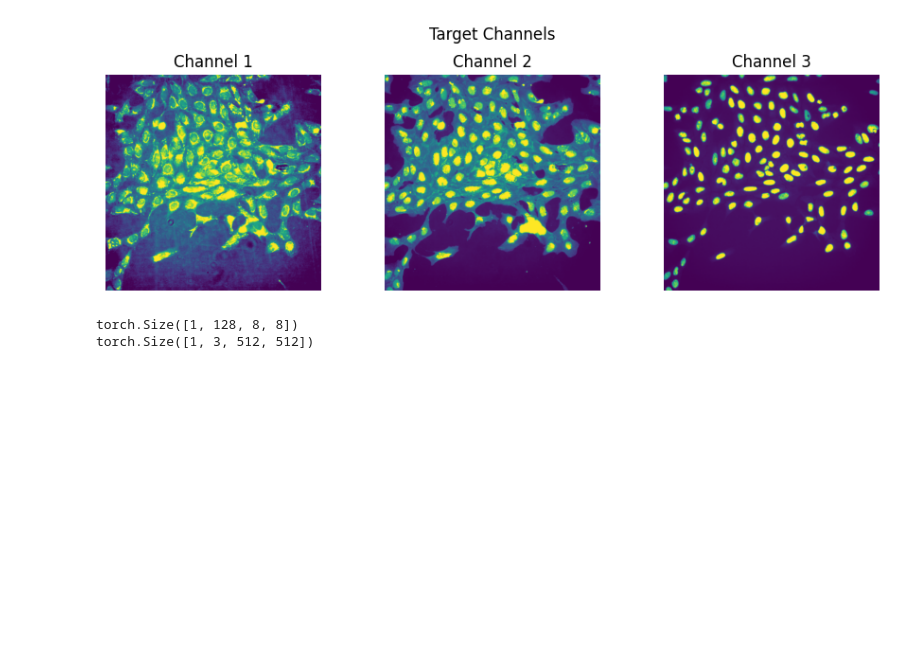
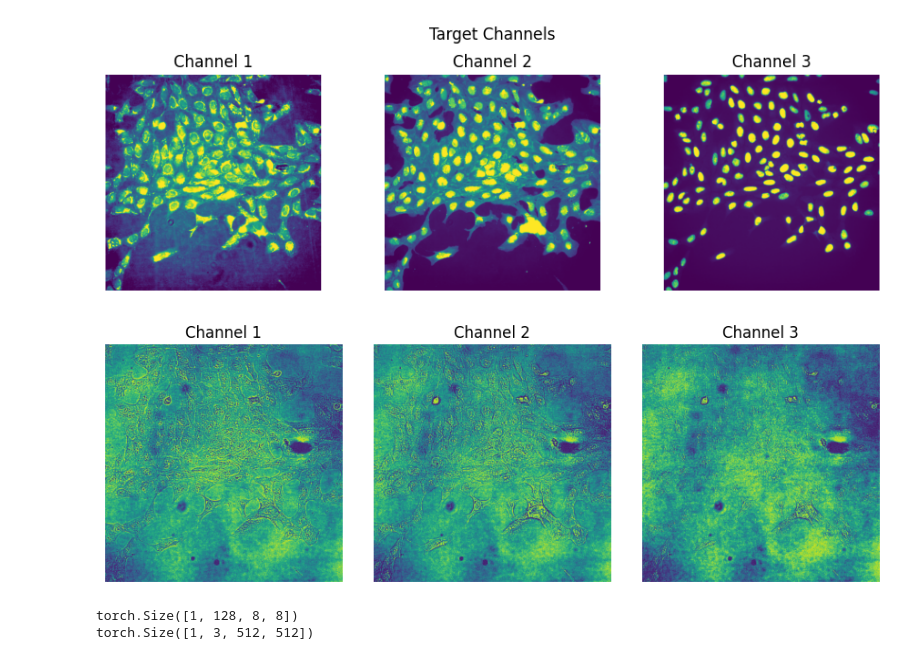
Before and after one commit to Yuchen20/DIS_final_project, a Jupyter notebook: notebooks/data_processing.ipynb, the cells around one changed output. Cells and saved outputs as stored; diff of their text form; code cells hidden in the pictures; blank space fills up the shorter version.

```diff
--- a/notebooks/data_processing.ipynb
+++ b/notebooks/data_processing.ipynb
@@ -31,6 +31,18 @@ Source shape: torch.Size([3, 512, 512])
 Target shape: torch.Size([3, 512, 512])
 [figure]
 [figure]
+# %%
+# get noisy image
+
+sys.path.append(os.path.join(os.path.dirname(os.path.abspath("")), 'src'))
+from noise_scheduling import CFG, DiffusionScheduler
+
+config = CFG(kappa=2.0, p=0.3, eta_T=0.999, T=15)
+scheduler = DiffusionScheduler(config)
+result = scheduler.get_noisy_image(1, src_tensor, src_tensor)
+visualize_image_channels(result)
+# %% [output]
+[figure, added]
 # %%
 from PIL import Image
 import torch
```
Also changed, not shown: parts of 4 cells of this notebook, 1 other file.
